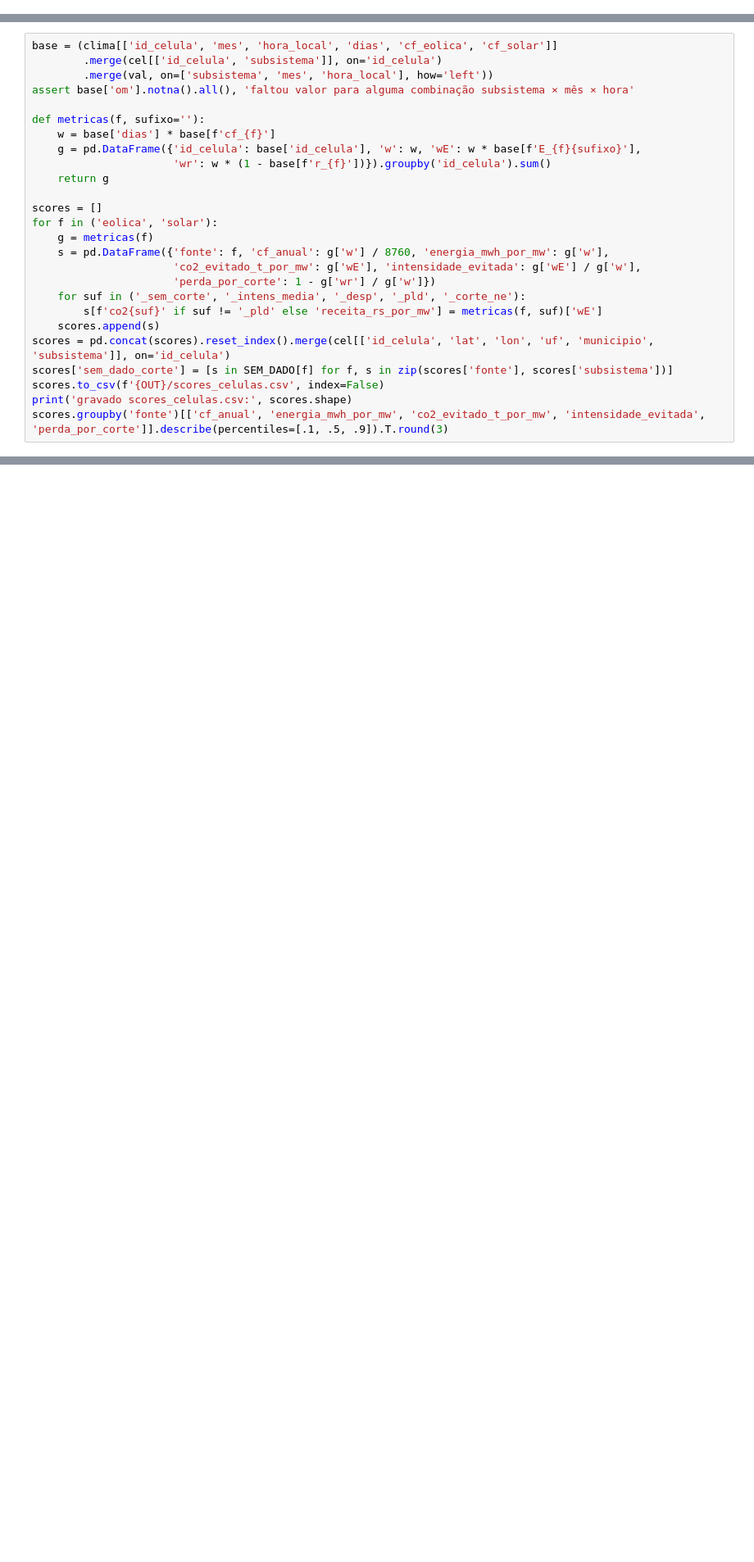
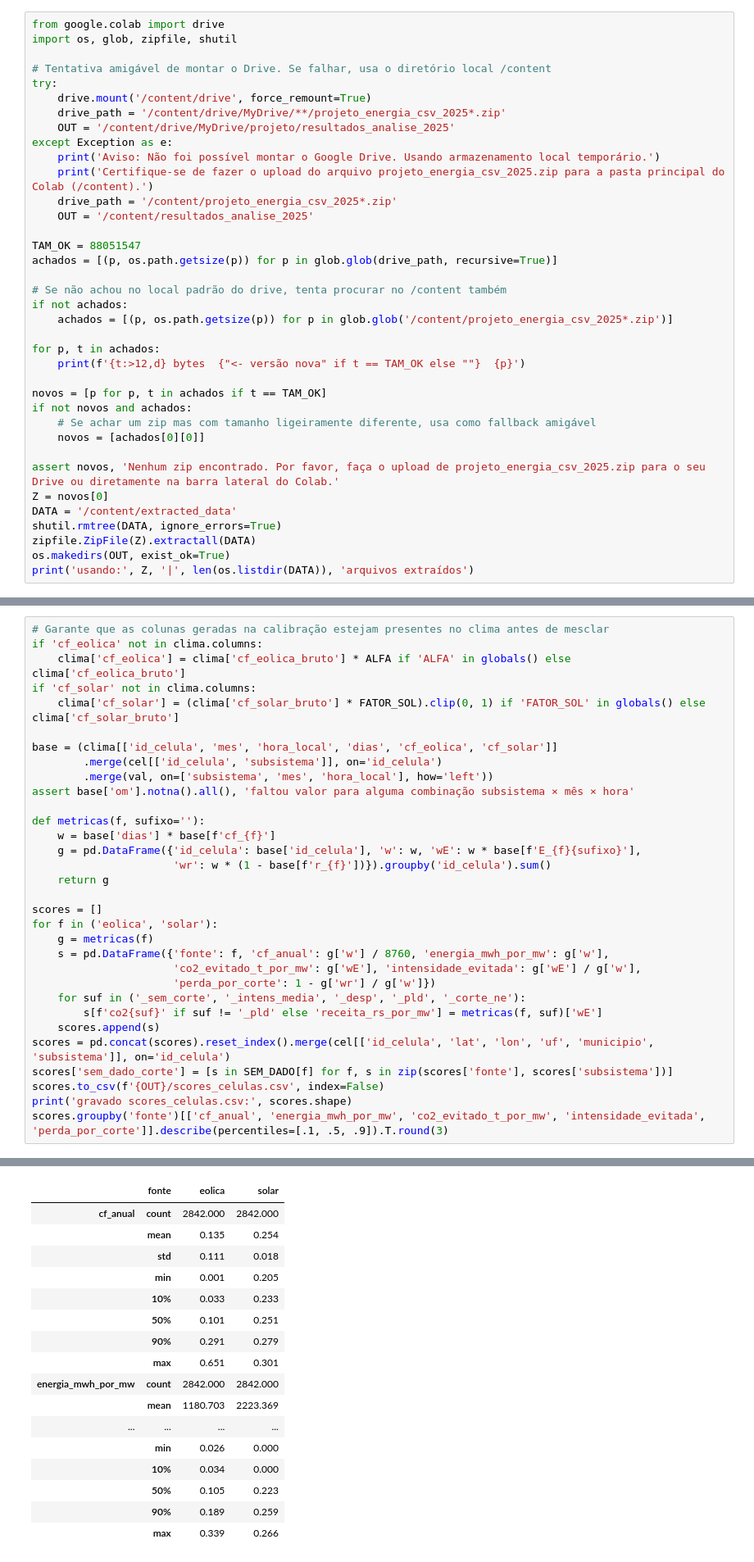
Before and after one commit to AndreBarcellosCouto/renovaveisbrasil-ICD, a Jupyter notebook: notebooks/analise_locais_2025.ipynb, the cells around one changed output, grey strips where cells are left out. Shown at 82% size. Cells and saved outputs as stored; diff of their text form; blank space fills up the shorter version.

```diff
--- a/notebooks/analise_locais_2025.ipynb
+++ b/notebooks/analise_locais_2025.ipynb
@@ -6,3 +6,40 @@ Notebook do projeto (base `projeto_energia_csv_2025.zip`). Roda de cima para bai
 **Método:** (1) fator de capacidade (CF) horário típico por célula ERA5 de 0,5° e calibração contra as usinas existentes; (2) valor de cada MWh = fator marginal do MCTI × (1 − taxa de corte do subsistema), por mês e hora; (3) métrica principal = tCO₂ evitadas por MW instalado por ano; (4) clustering para regionalizar e ordenar regiões; (5) sensibilidades; (6) deslocamento marginal empírico (opcional).
 
 **Limitações:** um ano (2025, seca no 2º semestre); fator marginal único para o SIN; corte médio ≠ corte marginal; sem transmissão, uso do solo ou custos — o ranking é de *potencial de abatimento*, não de viabilidade.
+# %%
+from google.colab import drive
+import os, glob, zipfile, shutil
+
+# Tentativa amigável de montar o Drive. Se falhar, usa o diretório local /content
+try:
+    drive.mount('/content/drive', force_remount=True)
+    drive_path = '/content/drive/MyDrive/**/projeto_energia_csv_2025*.zip'
+    OUT = '/content/drive/MyDrive/projeto/resultados_analise_2025'
+except Exception as e:
+    print('Aviso: Não foi possível montar o Google Drive. Usando armazenamento local temporário.')
+    print('Certifique-se de fazer o upload do arquivo projeto_energia_csv_2025.zip para a pasta principal do Colab (/content).')
+    drive_path = '/content/projeto_energia_csv_2025*.zip'
+    OUT = '/content/resultados_analise_2025'
+
+TAM_OK = 88051547
+achados = [(p, os.path.getsize(p)) for p in glob.glob(drive_path, recursive=True)]
+
+# Se não achou no local padrão do drive, tenta procurar no /content também
+if not achados:
+    achados = [(p, os.path.getsize(p)) for p in glob.glob('/content/projeto_energia_csv_2025*.zip')]
+
+for p, t in achados:
+    print(f'{t:>12,d} bytes  {"<- versão nova" if t == TAM_OK else ""}  {p}')
+
+novos = [p for p, t in achados if t == TAM_OK]
+if not novos and achados:
+    # Se achar um zip mas com tamanho ligeiramente diferente, usa como fallback amigável
+    novos = [achados[0][0]]
+
+assert novos, 'Nenhum zip encontrado. Por favor, faça o upload de projeto_energia_csv_2025.zip para o seu Drive ou diretamente na barra lateral do Colab.'
+Z = novos[0]
+DATA = '/content/extracted_data'
+shutil.rmtree(DATA, ignore_errors=True)
+zipfile.ZipFile(Z).extractall(DATA)
+os.makedirs(OUT, exist_ok=True)
+print('usando:', Z, '|', len(os.listdir(DATA)), 'arquivos extraídos')
@@ -222,6 +274,12 @@ fig.colorbar(im, ax=ax, shrink=0.8); plt.savefig(f'{OUT}/fig_corte_subsistemas.p
 - `intensidade_evitada` = co2/energia (qualidade do horário, independente da quantidade de recurso)
 - `perda_por_corte` = fração da energia gerada em horas de corte
 # %%
+# Garante que as colunas geradas na calibração estejam presentes no clima antes de mesclar
+if 'cf_eolica' not in clima.columns:
+    clima['cf_eolica'] = clima['cf_eolica_bruto'] * ALFA if 'ALFA' in globals() else clima['cf_eolica_bruto']
+if 'cf_solar' not in clima.columns:
+    clima['cf_solar'] = (clima['cf_solar_bruto'] * FATOR_SOL).clip(0, 1) if 'FATOR_SOL' in globals() else clima['cf_solar_bruto']
+
 base = (clima[['id_celula', 'mes', 'hora_local', 'dias', 'cf_eolica', 'cf_solar']]
         .merge(cel[['id_celula', 'subsistema']], on='id_celula')
         .merge(val, on=['subsistema', 'mes', 'hora_local'], how='left'))
@@ -247,3 +305,4 @@ scores['sem_dado_corte'] = [s in SEM_DADO[f] for f, s in zip(scores['fonte'], sc
 scores.to_csv(f'{OUT}/scores_celulas.csv', index=False)
 print('gravado scores_celulas.csv:', scores.shape)
 scores.groupby('fonte')[['cf_anual', 'energia_mwh_por_mw', 'co2_evitado_t_por_mw', 'intensidade_evitada', 'perda_por_corte']].describe(percentiles=[.1, .5, .9]).T.round(3)
+# %% [output]
@@ -250,3 +310,20 @@ scores.groupby('fonte')[['cf_anual', 'energia_mwh_por_mw', 'co2_evitado_t_por_mw
+|  | fonte | eolica | solar |
+| cf_anual | count | 2842.000 | 2842.000 |
+|  | mean | 0.135 | 0.254 |
+|  | std | 0.111 | 0.018 |
+|  | min | 0.001 | 0.205 |
+|  | 10% | 0.033 | 0.233 |
+|  | 50% | 0.101 | 0.251 |
+|  | 90% | 0.291 | 0.279 |
+|  | max | 0.651 | 0.301 |
+| energia_mwh_por_mw | count | 2842.000 | 2842.000 |
+|  | mean | 1180.703 | 2223.369 |
+| ... | ... | ... | ... |
+|  | min | 0.026 | 0.000 |
+|  | 10% | 0.034 | 0.000 |
+|  | 50% | 0.105 | 0.223 |
+|  | 90% | 0.189 | 0.259 |
+|  | max | 0.339 | 0.266 |
 # %%
 for f in ('eolica', 'solar'):
     print(f'\nTop-20 células — {f} (tCO₂ evitadas por MW por ano)')
```
Also changed, not shown: parts of 20 cells of this notebook.
